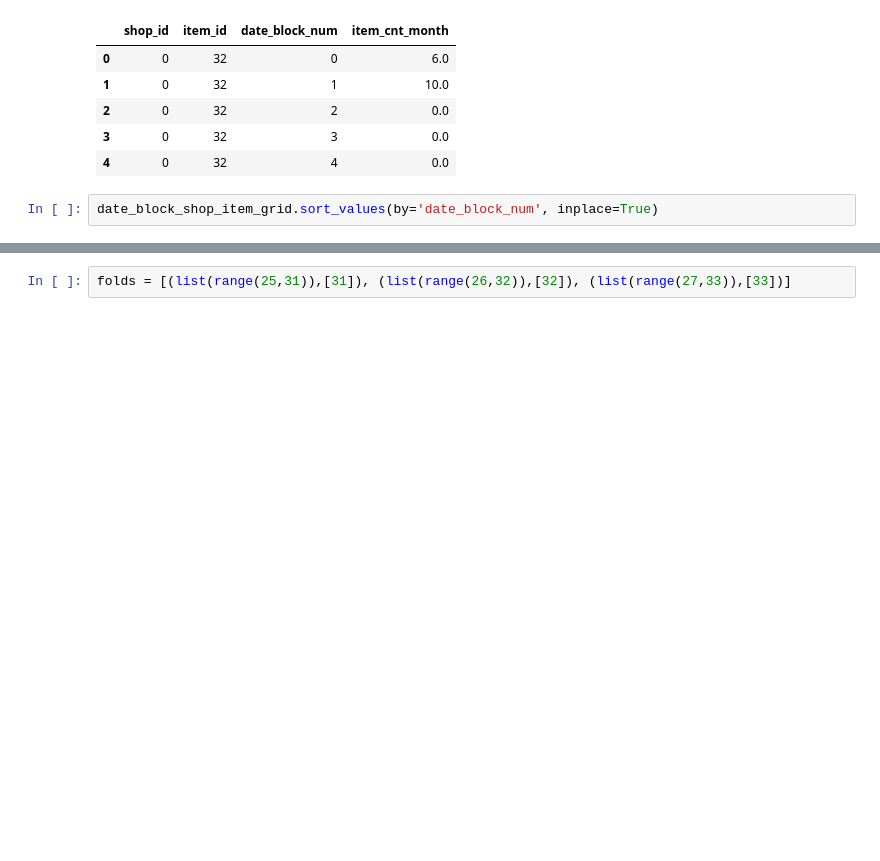
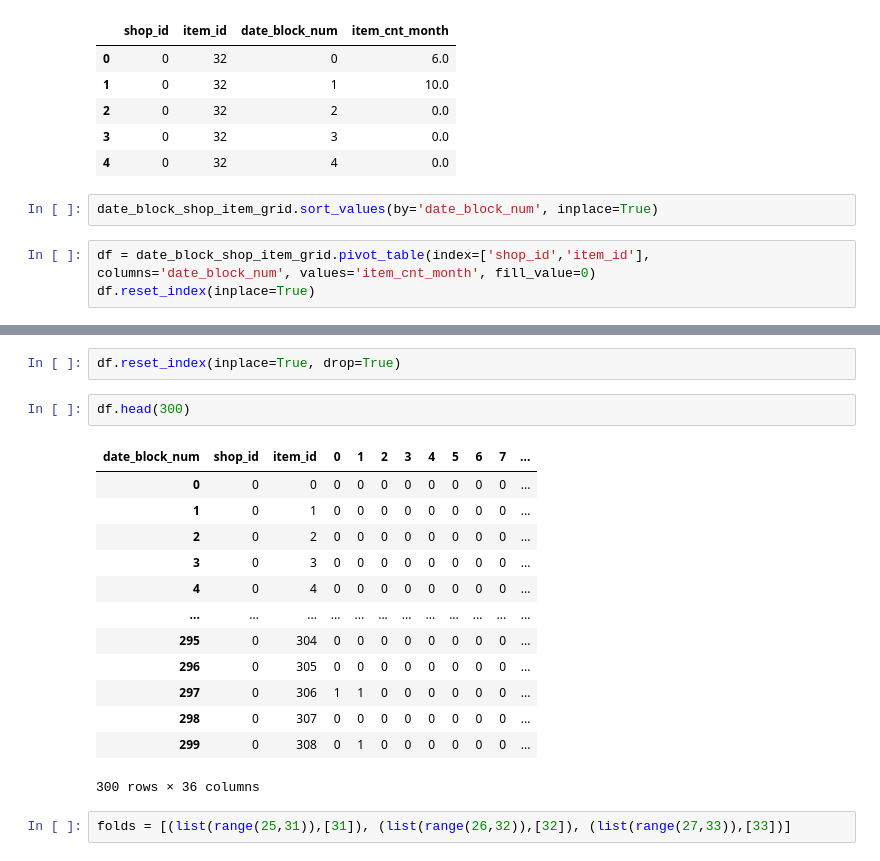
Before and after one commit to varrek/prjct_ml, a Jupyter notebook: hw11_time_series_workshop.ipynb, the cells around one changed output, grey strips where cells are left out. Cells and saved outputs as stored; diff of their text form; blank space fills up the shorter version.

Commit message:
Pivot table

```diff
--- a/hw11_time_series_workshop.ipynb
+++ b/hw11_time_series_workshop.ipynb
@@ -40,3 +40,6 @@ date_block_shop_item_grid.head()
 | 4 | 0 | 32 | 4 | 0.0 |
 # %%
 date_block_shop_item_grid.sort_values(by='date_block_num', inplace=True)
+# %%
+df = date_block_shop_item_grid.pivot_table(index=['shop_id','item_id'], columns='date_block_num', values='item_cnt_month', fill_value=0)
+df.reset_index(inplace=True)
@@ -43,3 +54,21 @@ date_block_shop_item_grid.sort_values(by='date_block_num', inplace=True)
+# %%
+df.reset_index(inplace=True, drop=True)
+# %%
+df.head(300)
+# %% [output]
+| date_block_num | shop_id | item_id | 0 | 1 | 2 | 3 | 4 | 5 | 6 | 7 | ... |
+| 0 | 0 | 0 | 0 | 0 | 0 | 0 | 0 | 0 | 0 | 0 | ... |
+| 1 | 0 | 1 | 0 | 0 | 0 | 0 | 0 | 0 | 0 | 0 | ... |
+| 2 | 0 | 2 | 0 | 0 | 0 | 0 | 0 | 0 | 0 | 0 | ... |
+| 3 | 0 | 3 | 0 | 0 | 0 | 0 | 0 | 0 | 0 | 0 | ... |
+| 4 | 0 | 4 | 0 | 0 | 0 | 0 | 0 | 0 | 0 | 0 | ... |
+| ... | ... | ... | ... | ... | ... | ... | ... | ... | ... | ... | ... |
+| 295 | 0 | 304 | 0 | 0 | 0 | 0 | 0 | 0 | 0 | 0 | ... |
+| 296 | 0 | 305 | 0 | 0 | 0 | 0 | 0 | 0 | 0 | 0 | ... |
+| 297 | 0 | 306 | 1 | 1 | 0 | 0 | 0 | 0 | 0 | 0 | ... |
+| 298 | 0 | 307 | 0 | 0 | 0 | 0 | 0 | 0 | 0 | 0 | ... |
+| 299 | 0 | 308 | 0 | 1 | 0 | 0 | 0 | 0 | 0 | 0 | ... |
+300 rows × 36 columns
 # %%
 folds = [(list(range(25,31)),[31]), (list(range(26,32)),[32]), (list(range(27,33)),[33])]
 # %%
```
Also changed, not shown: parts of 1 cell of this notebook.
